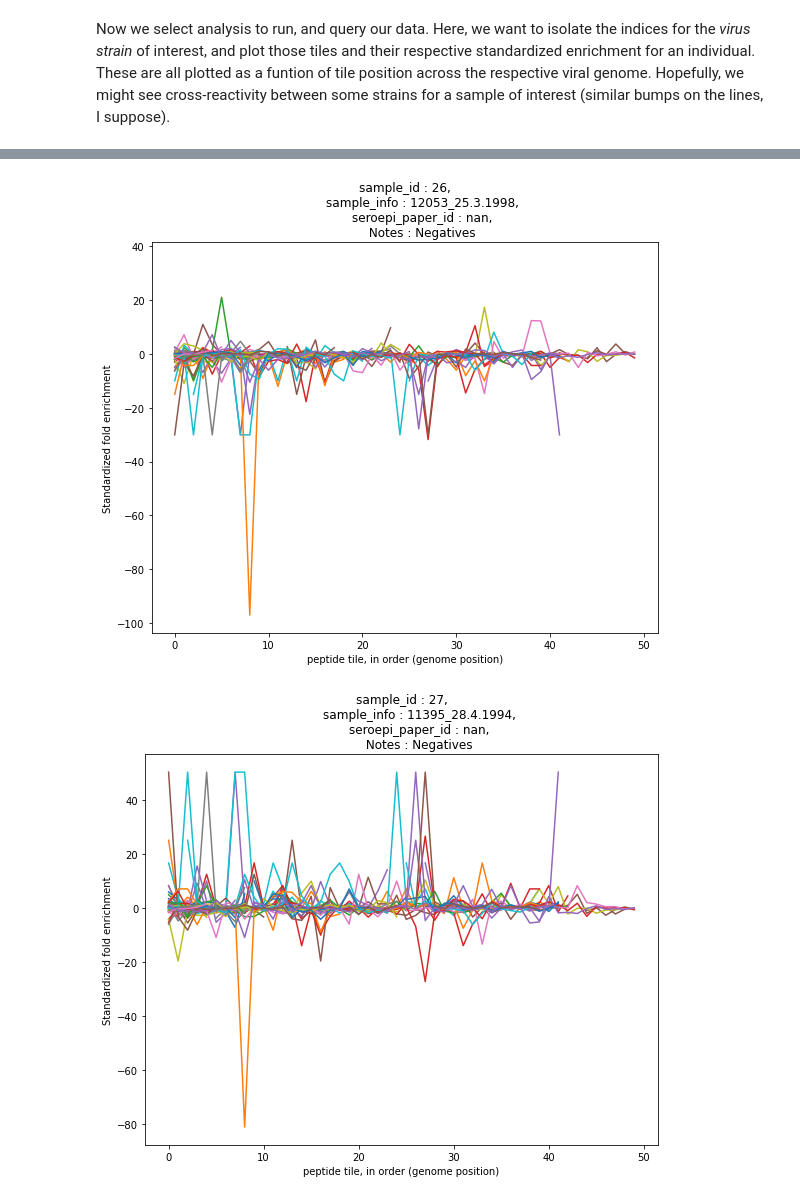
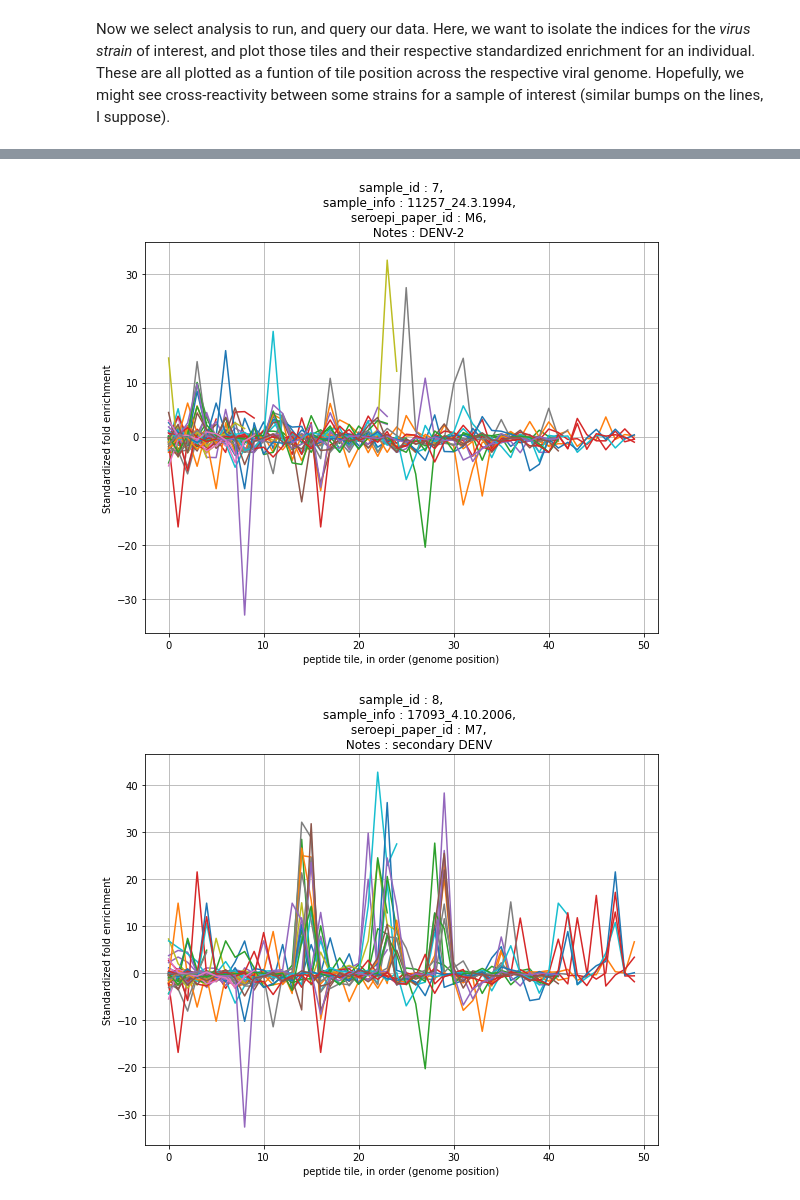
Before and after one commit to matsengrp/phippery, a Jupyter notebook: scripts/phip_analysis_python.ipynb, the cells around one changed output, grey strips where cells are left out. Saved outputs shown, nothing was run; the diff lists cells and outputs as text; code cells hidden in the pictures.

```diff
--- a/scripts/phip_analysis_python.ipynb
+++ b/scripts/phip_analysis_python.ipynb
@@ -136,8 +168,8 @@ correlations = [c[0] for c in correlations]
 samples = [x for _,x in sorted(zip(correlations,samples))]
 ax.bar(samples, sorted(correlations))
 ax.axhline(y=corr_thresh, color="black", label = "Threshold")
-ax.set_ylabel(f"technical replicate correlation")
-ax.set_xlabel(f"sample id")
+ax.set_ylabel(f"Technical replicate correlation")
+ax.set_xlabel(f"Sample id")
 ax.legend(loc='center left', bbox_to_anchor=(1, 0.5))
 fig.set_size_inches(10,5)
 #fig.savefig(os.path.join(out_dir,"technical_replicates_correlation.pdf"))
@@ -266,8 +285,19 @@ selected_strains = [re.match(strain_pattern,f"{strain}")[0]
 # choose some samples
 
 # samples = ["11"]
-# samples = standardized_enrichment.columns[1:]
-samples = [str(x) for x in list(range(25,28))]
+#samples = standardized_enrichment.columns[1:]
 
-print(f"making individual plots for samples:\n\n {samples}\n\n comparing virus strains:\n\n {selected_strains} \n\n ")
+# some samples with a positive control
+samples = [str(x) for x in list(range(6,9))] + ["36"]
+
+print(f"sample\tsample_info\tseroepi_paper_id\tnotes\n")
+for sample in samples:
+
+    sample_info = sample_metadata["sample_info"][sample]
+    seroepi_paper_id = sample_metadata["seroepi_paper_id"][sample]
+    notes = sample_metadata["Notes"][sample]
+
+    print(f"{sample}\t{sample_info}\t{seroepi_paper_id}\t{notes}")
+
+print(f"\ncomparing virus strains:\n\n {selected_strains} \n\n ")
 # %% [output]
@@ -292,10 +325,6 @@ for sample in samples:
                 standardized_enrichment[sample][strain_indices],
                 label = strain)
 
-    # TODO : we should make these strings, or the the
-    # header for counts data integers ... ?
-    sample = int(sample)
-
     sample_info = sample_metadata["sample_info"][sample]
     seroepi_paper_id = sample_metadata["seroepi_paper_id"][sample]
     notes = sample_metadata["Notes"][sample]
@@ -307,7 +336,8 @@ for sample in samples:
     #ax.legend(loc='center left', bbox_to_anchor=(1, 0.5))
     ax.set_ylabel(f"Standardized fold enrichment")
     ax.set_xlabel(f"peptide tile, in order (genome position)")
+    ax.grid()
     plt.tight_layout()
-    fig.savefig(f"../Attic/fold_enrichment_{sample}.pdf")
+    #fig.savefig(f"../Attic/fold_enrichment_{sample}.pdf")
     plt.show()
 # %% [output]
@@ -315,2 +345,2 @@ for sample in samples:
-[figure, old version]
+[figure, new version]
-[figure, old version]
+[figure, new version]
```
Also changed, not shown: parts of 32 cells of this notebook.
